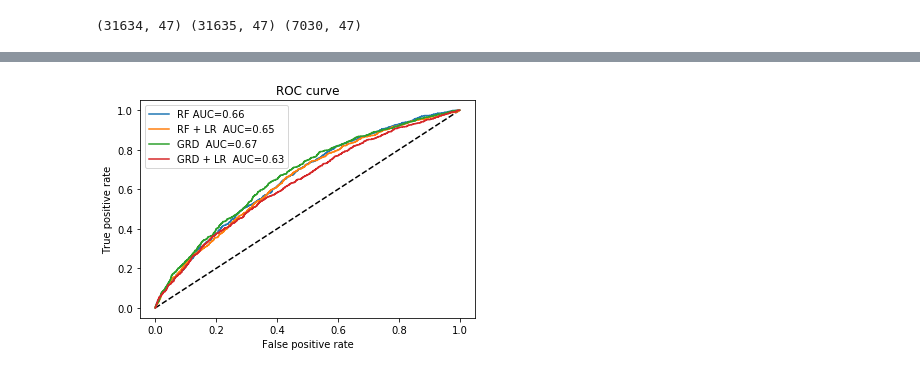
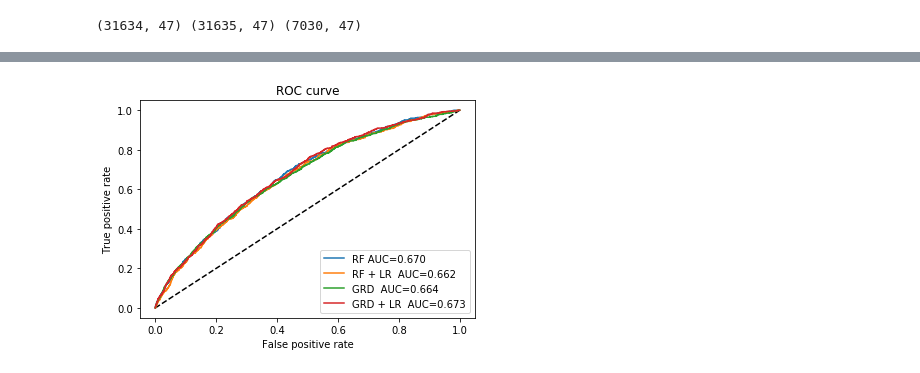
Before and after one commit to capstone-hospital-readmission/hospital-readmissions, a Jupyter notebook: hospital_readmissions.ipynb, the cells around one changed output, grey strips where cells are left out. Cells and saved outputs as stored; diff of their text form; code cells hidden in the pictures.

```diff
--- a/hospital_readmissions.ipynb
+++ b/hospital_readmissions.ipynb
@@ -141,7 +141,7 @@ print(X_train.shape, X_train_lr.shape, X_test.shape)
 n_estimator = 30
 rf = RandomForestClassifier(max_depth=3, n_estimators=n_estimator, random_state=42)
 rf_enc = OneHotEncoder(categories='auto')
-rf_lm = LogisticRegression(solver='saga', max_iter=1000, C=100, random_state=42)
+rf_lm = LogisticRegression(solver='saga', max_iter=1000, C=0.01, random_state=42)
 rf.fit(X_train, y_train)
 rf_enc.fit(rf.apply(X_train))
 rf_lm.fit(rf_enc.transform(rf.apply(X_train_lr)), y_train_lr)
@@ -159,0 +239,20 @@ print(auc_rf, auc_rf_lm)
+# %%
+# Random Forest,  and + Logistic Regression
+rf = RandomForestClassifier(max_depth=max_depth_grid[depth_idx],\
+                            n_estimators=n_estimator_grid[estm_idx],\
+                            random_state=42)
+rf_enc = OneHotEncoder(categories='auto')
+rf_lm = LogisticRegression(solver='saga', max_iter=1000, C=C_grid[c_idx], random_state=42)
+rf.fit(X_train, y_train)
+rf_enc.fit(rf.apply(X_train))
+rf_lm.fit(rf_enc.transform(rf.apply(X_train_lr)), y_train_lr)
+
+y_pred_rf = rf.predict_proba(X_test)[:, 1]
+fpr_rf, tpr_rf, _ = roc_curve(y_test, y_pred_rf)
+auc_rf = auc(fpr_rf, tpr_rf)
+
+y_pred_rf_lm = rf_lm.predict_proba(rf_enc.transform(rf.apply(X_test)))[:, 1]
+fpr_rf_lm, tpr_rf_lm, _ = roc_curve(y_test, y_pred_rf_lm)
+auc_rf_lm = auc(fpr_rf_lm, tpr_rf_lm)
+
+print(auc_rf, auc_rf_lm)
@@ -165,10 +311,12 @@ pd.Series(rf.feature_importances_, index=X_train.columns).sort_values()[-15:].pl
 # %%
+# max auc 0.672 at (C=0.001, n_estimator = 700) with grd + lm
+
 # Gradient Boosting, and + Logistic Regression
 
-n_estimator = 400
-grd = GradientBoostingClassifier(n_estimators=n_estimator,random_state=42)
+n_estimator = 700
+grd = GradientBoostingClassifier(n_estimators=n_estimator_grid[estm_idx],random_state=42)
 grd_enc = OneHotEncoder(categories='auto')
-grd_lm = LogisticRegression(solver='saga', max_iter=1000, C=100, random_state=42)
+grd_lm = LogisticRegression(solver='saga', max_iter=1000, C=C_grid[c_idx], random_state=42)
 grd.fit(X_train, y_train)
 grd_enc.fit(grd.apply(X_train)[:, :, 0])
 grd_lm.fit(grd_enc.transform(grd.apply(X_train_lr)[:, :, 0]), y_train_lr)
@@ -192,15 +340,15 @@ pd.Series(grd.feature_importances_, index=X_train.columns).sort_values()[-15:].p
 # %%
 
 plt.figure(1)
 plt.plot([0, 1], [0, 1], 'k--')
-plt.plot(fpr_rf, tpr_rf, label='RF AUC={:.2f}'.format(auc_rf))
-plt.plot(fpr_rf_lm, tpr_rf_lm, label='RF + LR  AUC={:.2f}'.format(auc_rf_lm))
-plt.plot(fpr_grd, tpr_grd, label='GRD  AUC={:.2f}'.format(auc_grd))
-plt.plot(fpr_grd_lm, tpr_grd_lm, label='GRD + LR  AUC={:.2f}'.format(auc_grd_lm))
+plt.plot(fpr_rf, tpr_rf, label='RF AUC={:.3f}'.format(auc_rf))
+plt.plot(fpr_rf_lm, tpr_rf_lm, label='RF + LR  AUC={:.3f}'.format(auc_rf_lm))
+plt.plot(fpr_grd, tpr_grd, label='GRD  AUC={:.3f}'.format(auc_grd))
+plt.plot(fpr_grd_lm, tpr_grd_lm, label='GRD + LR  AUC={:.3f}'.format(auc_grd_lm))
 plt.xlabel('False positive rate')
 plt.ylabel('True positive rate')
 plt.title('ROC curve')
 plt.legend(loc='best')
 plt.show()
 # %% [output]
-[figure, old version]
+[figure, new version]
```
Also changed, not shown: parts of 11 cells of this notebook.
